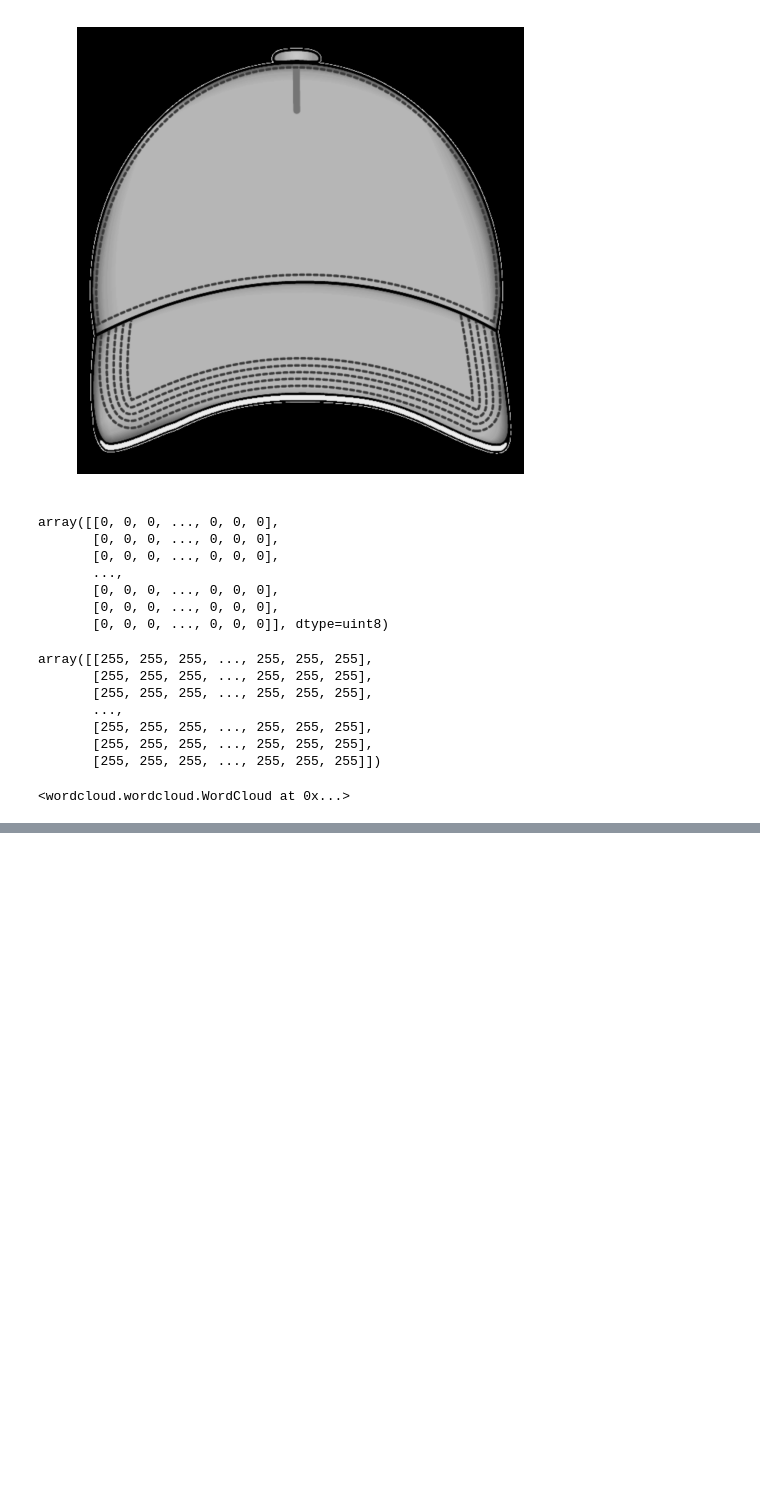
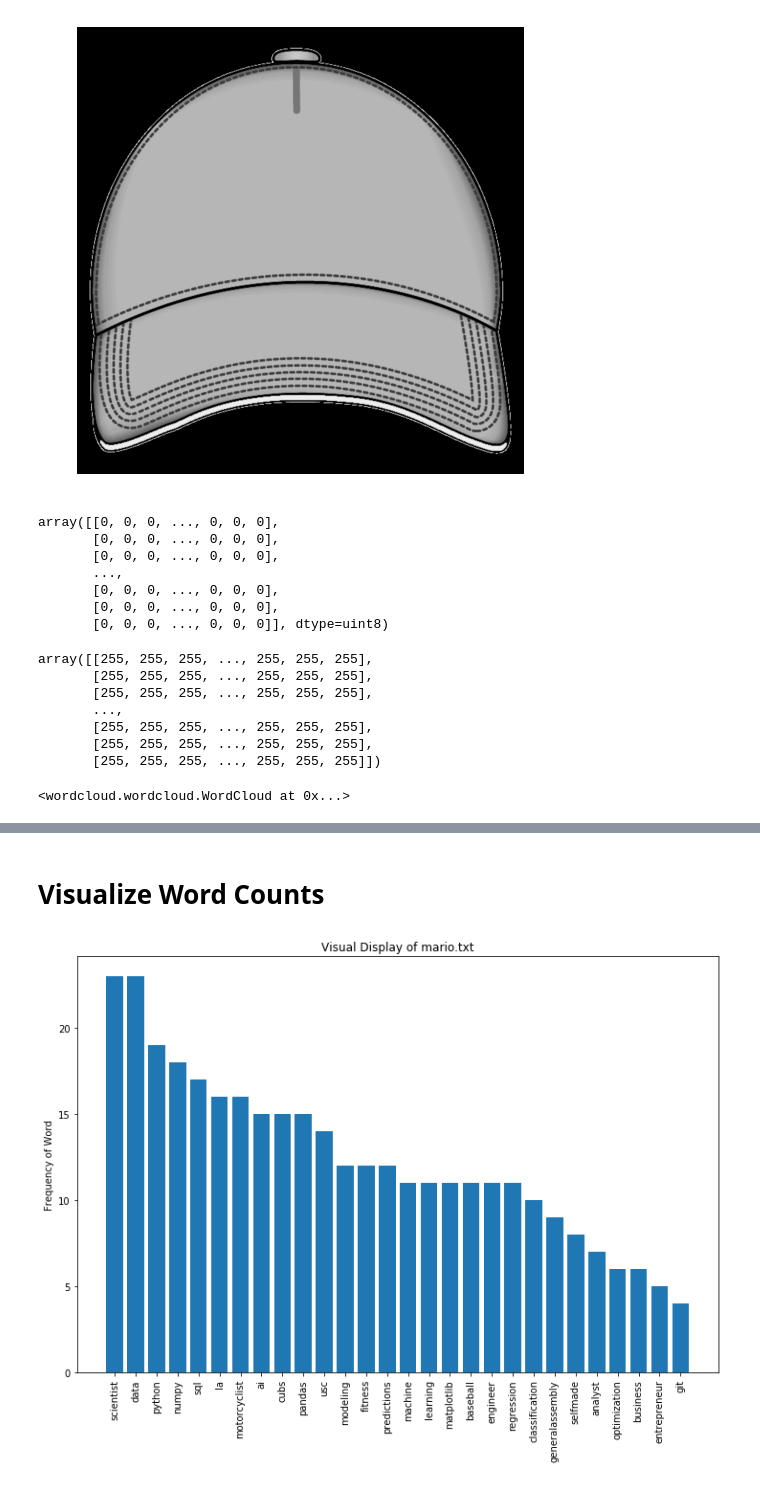
Before and after one commit to mariojrgithub/wordcloud_logo, a Jupyter notebook: logo.ipynb, the cells around one changed output, grey strips where cells are left out. Saved outputs shown, nothing was run; the diff lists cells and outputs as text; code cells hidden in the pictures; blank space fills up the shorter version.

Commit message:
added visuals

```diff
--- a/logo.ipynb
+++ b/logo.ipynb
@@ -153,0 +169,3 @@ plt.show()
+# %%
+# get words with frequency
+numbers = cv.fit_transform(text.split())
@@ -153,0 +193,18 @@ plt.show()
+# %%
+# assign words and counts to lists
+word_list = cv.get_feature_names();
+count_list = numbers.toarray().sum(axis=0)
+# %%
+# create a dictionary from above lists
+word_dict = dict(zip(word_list,count_list))
+# %%
+# create dataframe from dict
+word_df = pd.DataFrame.from_dict(word_dict, orient='index', columns=['count'])
+# sort by count
+word_df.sort_values(by='count', ascending=False, inplace=True)
+# reset the index
+word_df.reset_index(inplace=True)
+# rename columns
+word_df.columns = ['word', 'count']
+# display final formatted df
+word_df
@@ -153,0 +229,11 @@ plt.show()
+# %% [markdown]
+# Visualize Word Counts
+# %%
+plt.figure(figsize=(12,8))
+plt.bar(data=word_df, x='word', height='count')
+
+plt.xticks(rotation=90)
+plt.ylabel('Frequency of Word')
+plt.title('Visual Display of mario.txt');
+# %% [output]
+[figure, added]
```
Also changed, not shown: parts of 9 cells of this notebook.
